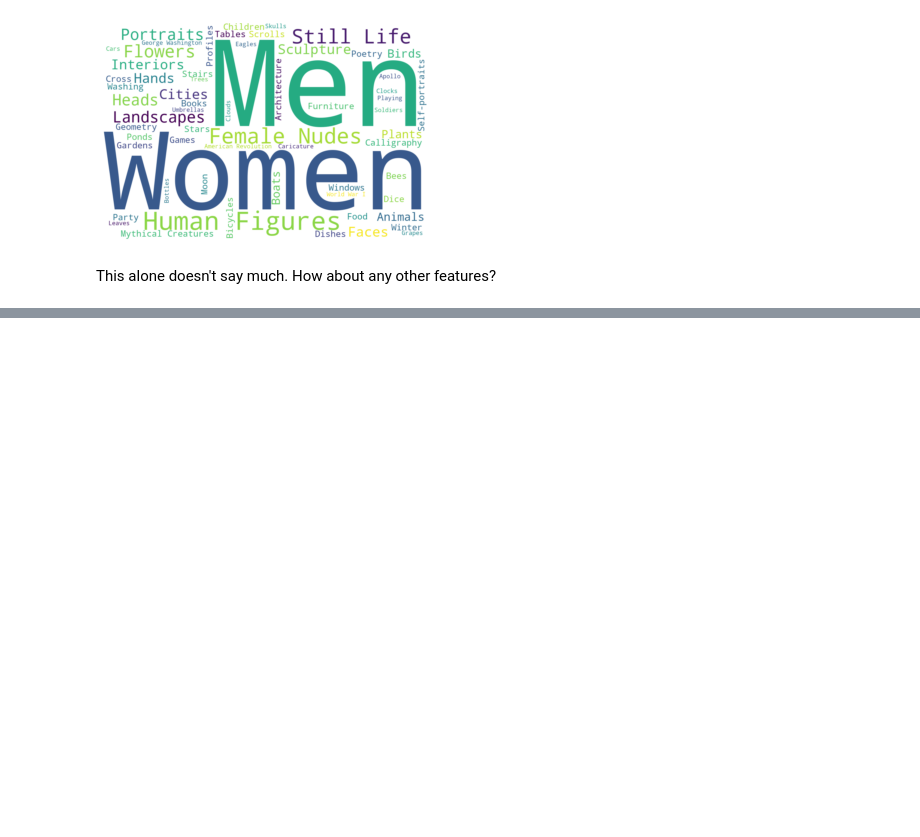
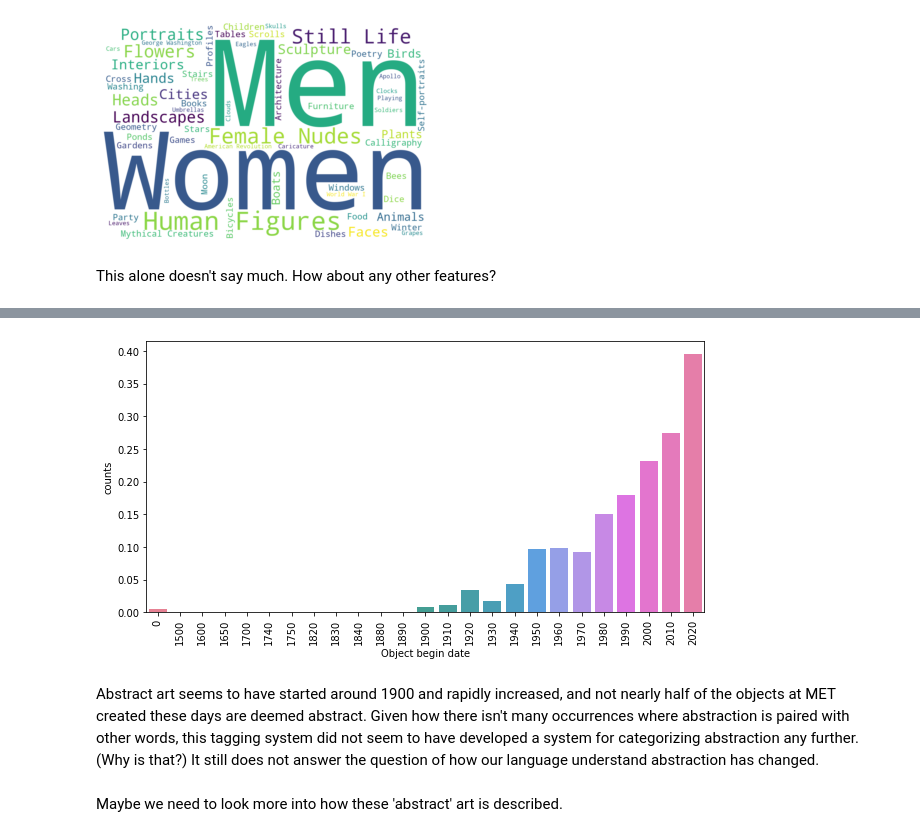
Before and after one commit to stereopickle/art_description_project, a Jupyter notebook: art_tags_met.ipynb, the cells around one changed output, grey strips where cells are left out. Drawn from its saved outputs; the diff is of its cells as text; code cells hidden in the pictures; blank space fills up the shorter version.

```diff
--- a/art_tags_met.ipynb
+++ b/art_tags_met.ipynb
@@ -151,0 +163,5 @@ memory usage: 82.5+ MB
+# %%
+# round it to nearest 50s
+df['object_begin_date_bin'] = (round(df['Object Begin Date']/10)*10).astype('int64')
+# %%
+abs_percent = df.groupby('object_begin_date_bin').abstract.value_counts(normalize = True)
@@ -151,0 +189,16 @@ memory usage: 82.5+ MB
+# %%
+Y = abs_percent[:, 1]
+X = Y.index
+# %%
+fig, ax = plt.subplots(1, 1, figsize=(10, 5))
+sns.barplot(x=X, y=Y, palette="husl", ax=ax)
+ax.set_ylabel("counts")
+ax.set_xticklabels(ax.get_xticklabels(), rotation=90)
+ax.set_xlabel('Object begin date')
+plt.show()
+# %% [output]
+[figure, added]
+# %% [markdown]
+Abstract art seems to have started around 1900 and rapidly increased, and not nearly half of the objects at MET created these days are deemed abstract. Given how there isn't many occurrences where abstraction is paired with other words, this tagging system did not seem to have developed a system for categorizing abstraction any further. (Why is that?) It still does not answer the question of how our language understand abstraction has changed.
+# %% [markdown]
+Maybe we need to look more into how these 'abstract' art is described.
```
Also changed, not shown: parts of 11 cells of this notebook.
